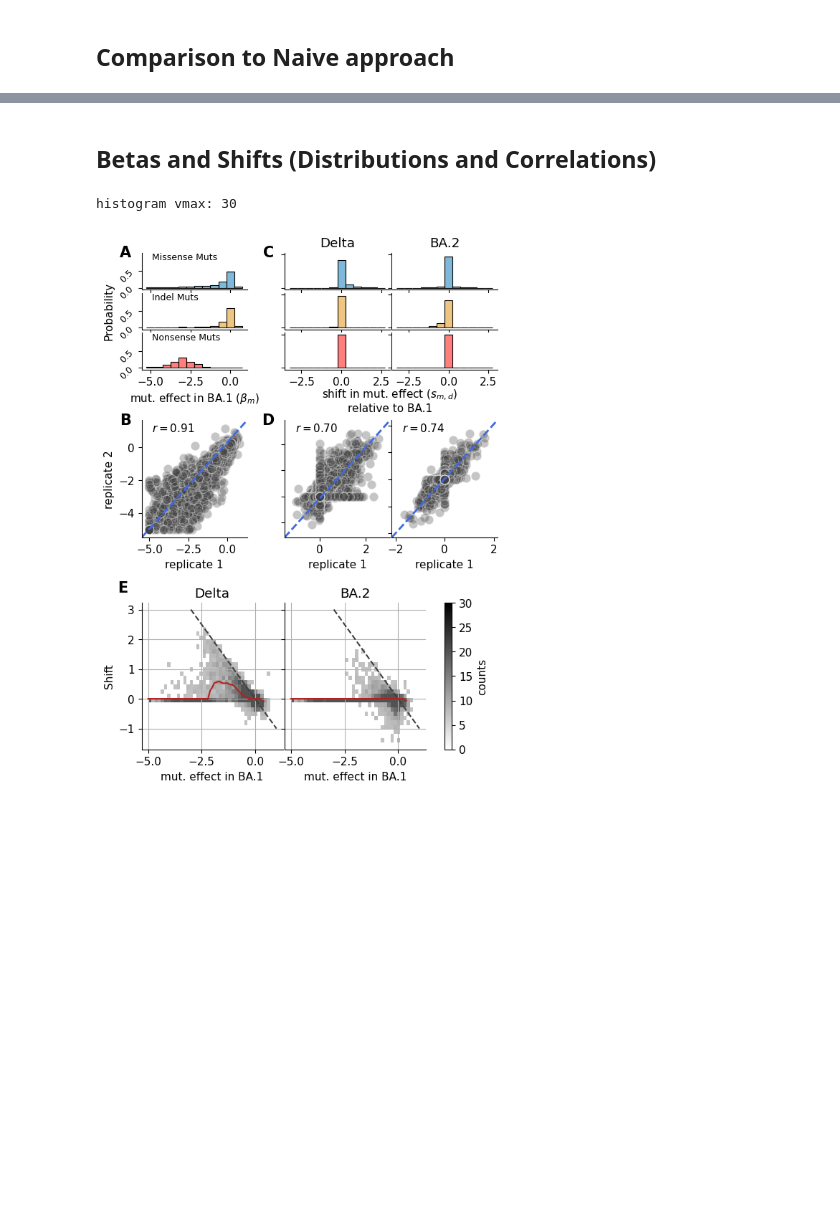
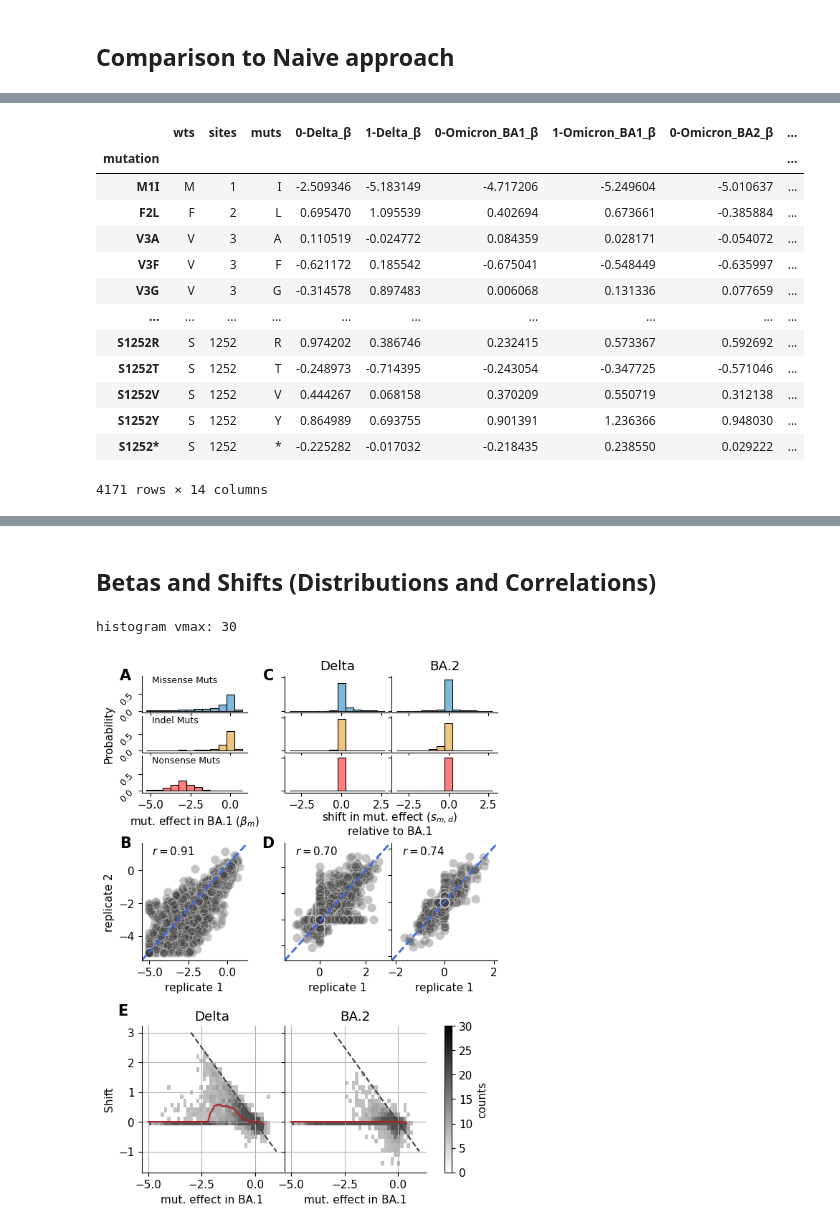
Before and after one commit to matsengrp/SARS-CoV-2_spike_multidms, a Jupyter notebook: notebooks/manuscript-figures.ipynb, the cells around one changed output, grey strips where cells are left out. Drawn from its saved outputs; the diff is of its cells as text; code cells hidden in the pictures; blank space fills up the shorter version.

```diff
--- a/notebooks/manuscript-figures.ipynb
+++ b/notebooks/manuscript-figures.ipynb
@@ -1340,0 +1319,23 @@ mut_df_replicates
+# %%
+reference = "Omicron_BA1"
+for i, condition in enumerate(["Delta", "Omicron_BA2"]):
+    for replicate in [0, 1]:
+        reference_betas = mut_df[f"{replicate}-{reference}_β"]
+        condition_betas = mut_df[f"{replicate}-{condition}_β"]
+        mut_df[f"{replicate}-{condition}_S"] = condition_betas - reference_betas
+mut_df
+# %% [output]
+|  | wts | sites | muts | 0-Delta_β | 1-Delta_β | 0-Omicron_BA1_β | 1-Omicron_BA1_β | 0-Omicron_BA2_β | ... |
+| mutation |  |  |  |  |  |  |  |  | ... |
+| M1I | M | 1 | I | -2.509346 | -5.183149 | -4.717206 | -5.249604 | -5.010637 | ... |
+| F2L | F | 2 | L | 0.695470 | 1.095539 | 0.402694 | 0.673661 | -0.385884 | ... |
+| V3A | V | 3 | A | 0.110519 | -0.024772 | 0.084359 | 0.028171 | -0.054072 | ... |
+| V3F | V | 3 | F | -0.621172 | 0.185542 | -0.675041 | -0.548449 | -0.635997 | ... |
+| V3G | V | 3 | G | -0.314578 | 0.897483 | 0.006068 | 0.131336 | 0.077659 | ... |
+| ... | ... | ... | ... | ... | ... | ... | ... | ... | ... |
+| S1252R | S | 1252 | R | 0.974202 | 0.386746 | 0.232415 | 0.573367 | 0.592692 | ... |
+| S1252T | S | 1252 | T | -0.248973 | -0.714395 | -0.243054 | -0.347725 | -0.571046 | ... |
+| S1252V | S | 1252 | V | 0.444267 | 0.068158 | 0.370209 | 0.550719 | 0.312138 | ... |
+| S1252Y | S | 1252 | Y | 0.864989 | 0.693755 | 0.901391 | 1.236366 | 0.948030 | ... |
+| S1252* | S | 1252 | * | -0.225282 | -0.017032 | -0.218435 | 0.238550 | 0.029222 | ... |
+4171 rows × 14 columns
```
Also changed, not shown: parts of 15 cells of this notebook, 10 other files.
